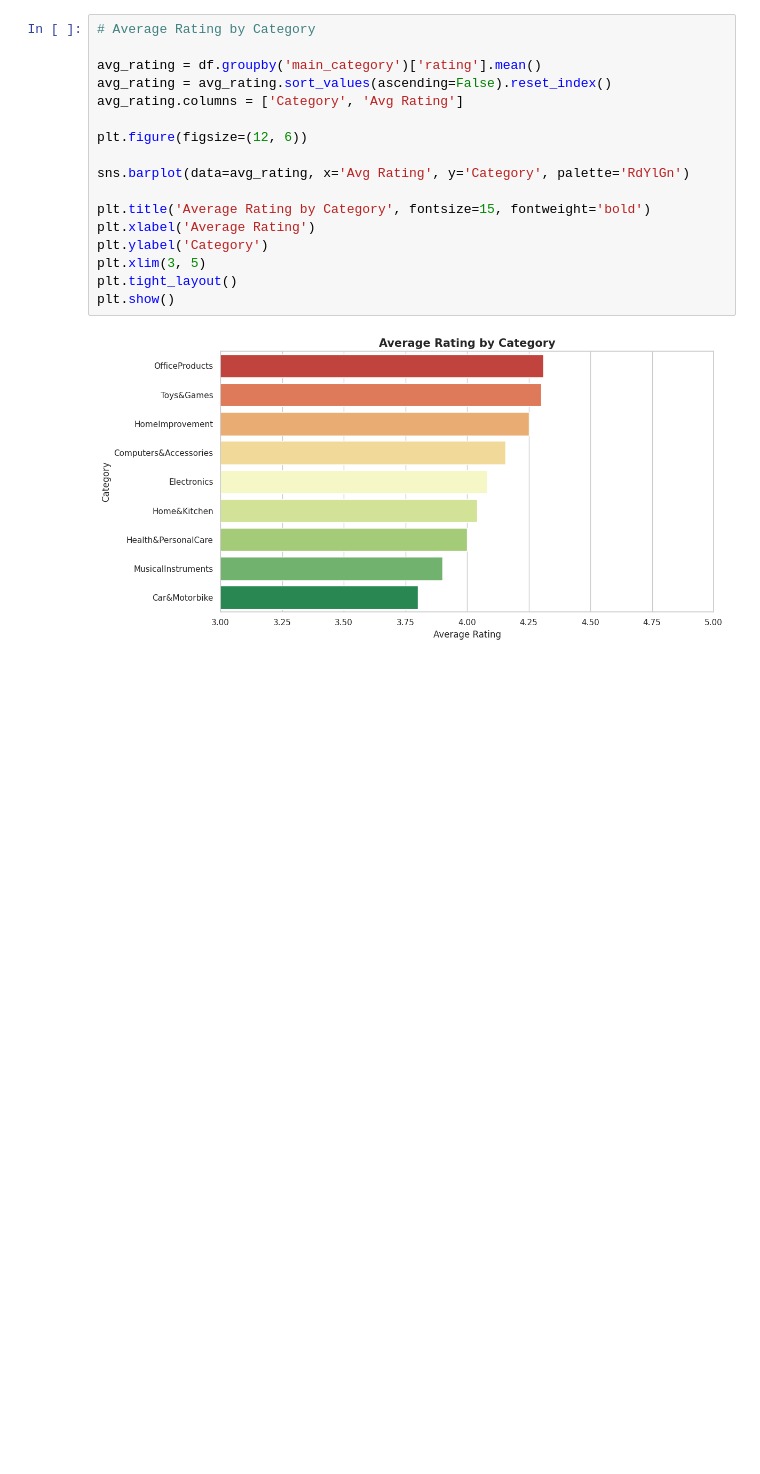
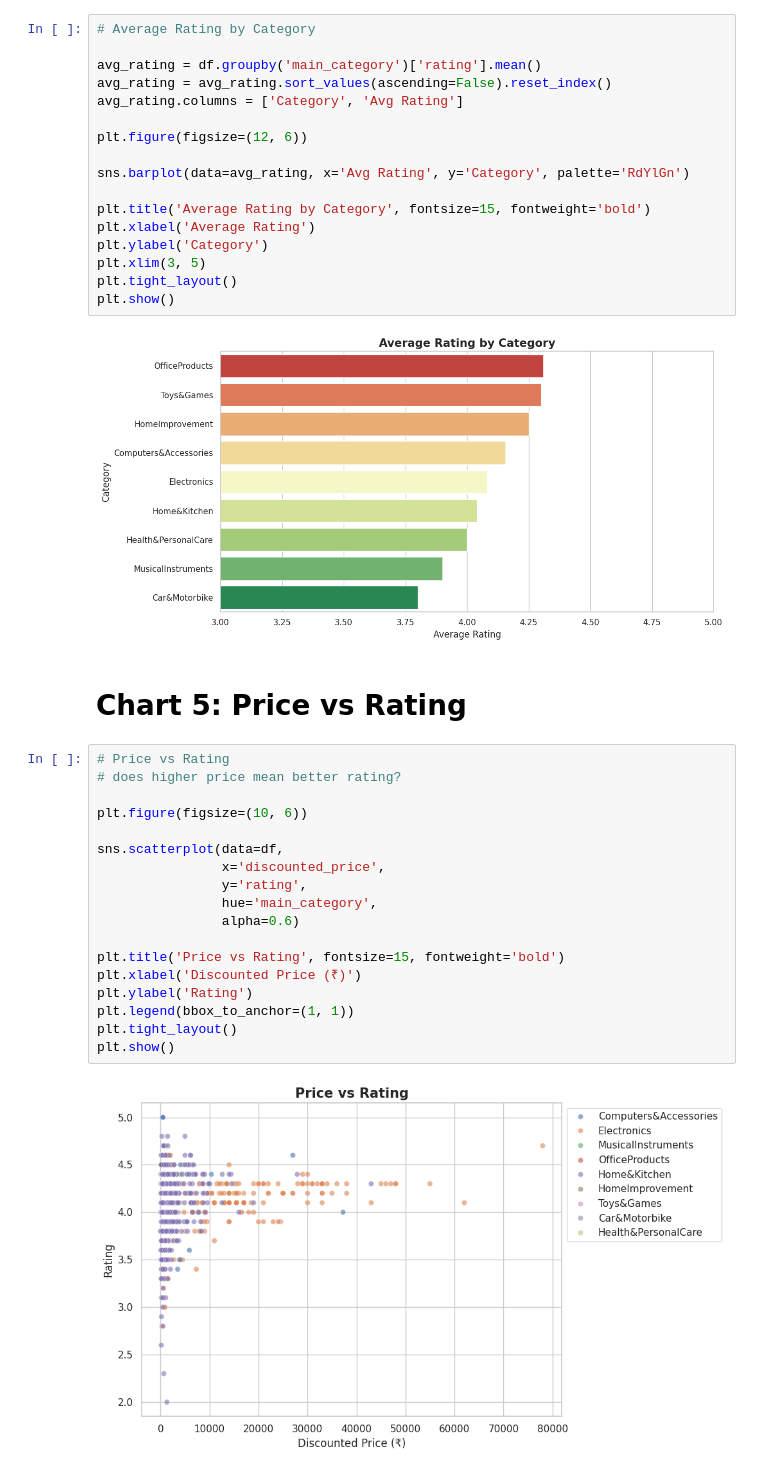
Before and after one commit to AiWriter404/amazon-sales-analysis, a Jupyter notebook: amazon_sales_analysis.ipynb, the cells around one changed output. Saved outputs shown, nothing was run; the diff lists cells and outputs as text; blank space fills up the shorter version.

```diff
--- a/amazon_sales_analysis.ipynb
+++ b/amazon_sales_analysis.ipynb
@@ -355,3 +355,25 @@ plt.tight_layout()
 plt.show()
 # %% [output]
 [figure]
+# %% [markdown]
+# **Chart 5: Price vs Rating**
+# %%
+# Price vs Rating
+# does higher price mean better rating?
+
+plt.figure(figsize=(10, 6))
+
+sns.scatterplot(data=df,
+                x='discounted_price',
+                y='rating',
+                hue='main_category',
+                alpha=0.6)
+
+plt.title('Price vs Rating', fontsize=15, fontweight='bold')
+plt.xlabel('Discounted Price (₹)')
+plt.ylabel('Rating')
+plt.legend(bbox_to_anchor=(1, 1))
+plt.tight_layout()
+plt.show()
+# %% [output]
+[figure, added]
```
Also changed, not shown: parts of 4 cells of this notebook.
